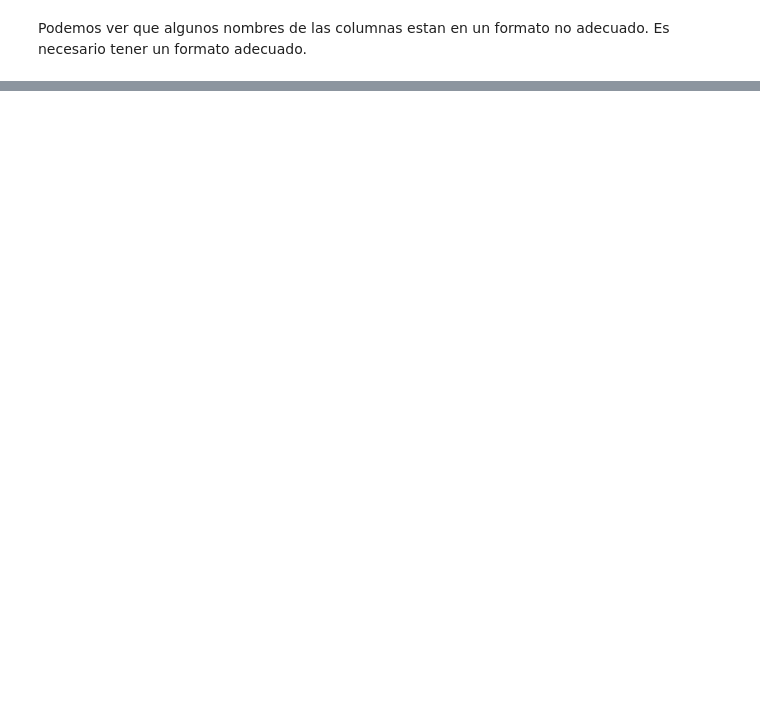
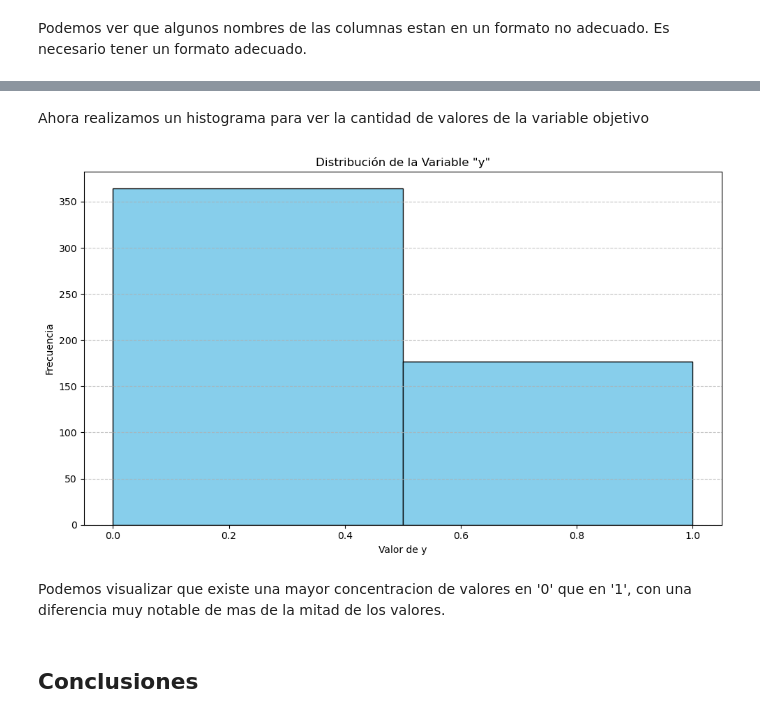
Before and after one commit to Martin-carrizalez/CHATBOT-SOP-CON-IMG, a Jupyter notebook: EDA/analysis1.1.ipynb, the cells around one changed output, grey strips where cells are left out. Drawn from its saved outputs; the diff is of its cells as text; code cells hidden in the pictures; blank space fills up the shorter version.

```diff
--- a/EDA/analysis1.1.ipynb
+++ b/EDA/analysis1.1.ipynb
@@ -113,0 +383,20 @@ df.rename(columns={' Age (yrs)': 'Age (yrs)',
+# %% [markdown]
+Ahora realizamos un histograma para ver la cantidad de valores de la variable objetivo
+# %%
+plt.figure(figsize=(10, 6))
+
+plt.hist(df['y'], bins=2, color='skyblue', edgecolor='black')
+
+plt.title('Distribución de la Variable "y"')
+plt.xlabel('Valor de y')
+plt.ylabel('Frecuencia')
+
+plt.grid(axis='y', linestyle='--', alpha=0.7)
+
+plt.tight_layout()
+# %% [output]
+[figure, added]
+# %% [markdown]
+Podemos visualizar que existe una mayor concentracion de valores en '0' que en '1', con una diferencia muy notable de mas de la mitad de los valores.
+# %% [markdown]
+## Conclusiones
```
Also changed, not shown: parts of 33 cells of this notebook, 2 other files.
